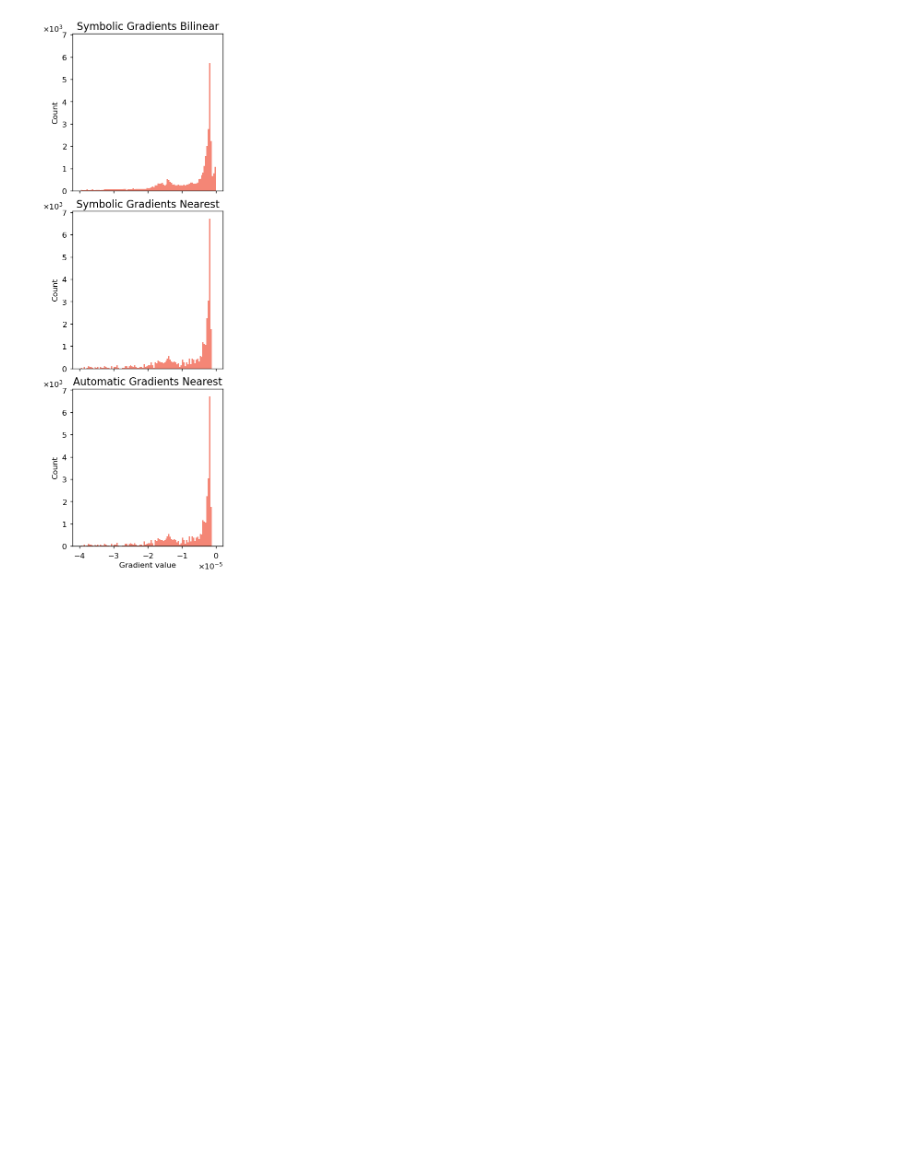
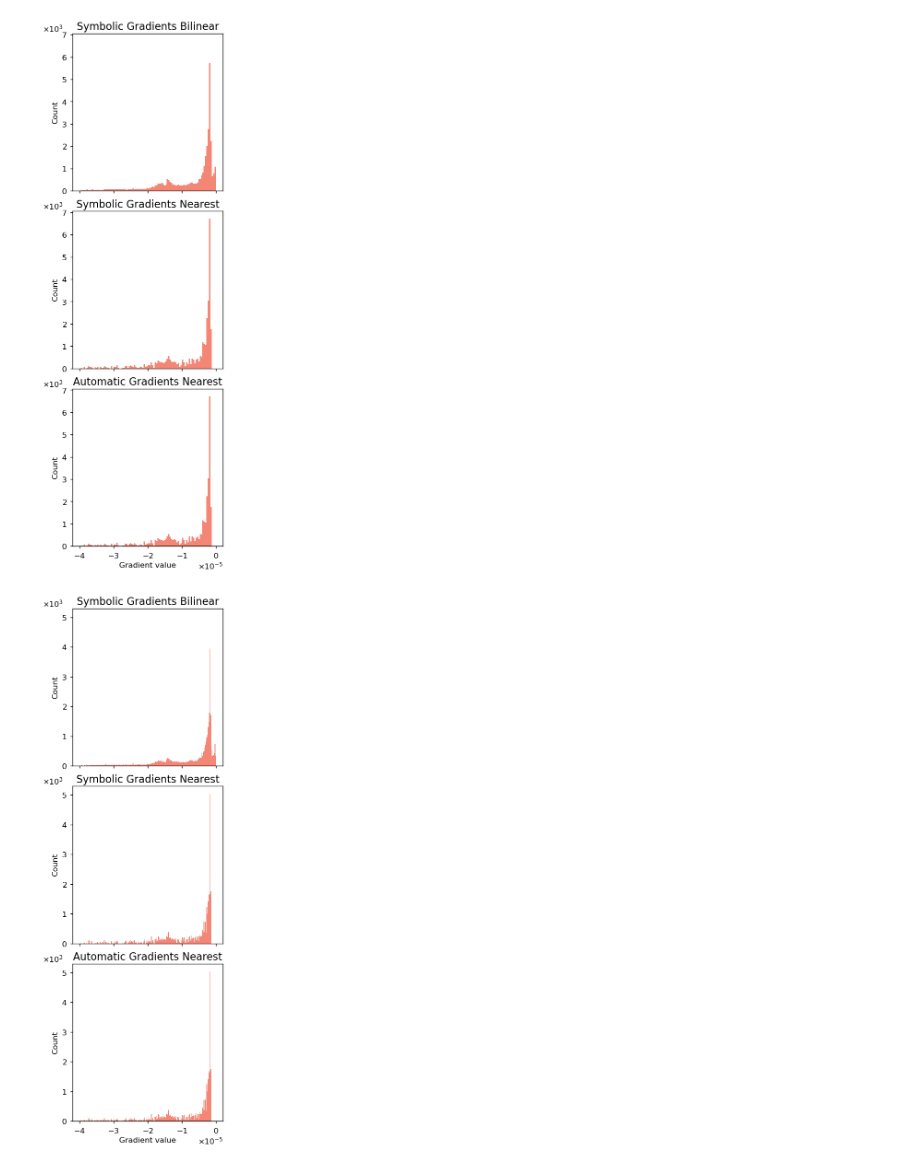
Before and after one commit to RubenDragland/XRD_CT, a Jupyter notebook: Plotting/visualise_gradients.ipynb, the cells around one changed output. Saved outputs shown, nothing was run; the diff lists cells and outputs as text; code cells hidden in the pictures; blank space fills up the shorter version.

Commit message:
Visual inspection of gradients

```diff
--- a/Plotting/visualise_gradients.ipynb
+++ b/Plotting/visualise_gradients.ipynb
@@ -14,3 +14,13 @@ titles = ["Symbolic Gradients Bilinear", "Symbolic Gradients Nearest", "Automati
 plot_visualisation_grads(mat_paths=paths, keys= keys, titles=titles, bins=100)
 # %% [output]
 [figure]
+# %%
+
+filenames = [r"grad_a_original_bilinear.mat", r"grad_a_adjusted_nearest.mat", r"grad_a_AD_adjusted.mat"]
+paths = [r"../Data sets/Debug Data/" + name  for name in filenames]
+keys = ["grad_a", "grad_a", "grad_a"]
+titles = ["Symbolic Gradients Bilinear", "Symbolic Gradients Nearest", "Automatic Gradients Nearest"]
+
+plot_visualisation_grads(mat_paths=paths, keys= keys, titles=titles, bins=200)
+# %% [output]
+[figure, added]
```
Also changed, not shown: parts of 2 cells of this notebook, 1 other file.
